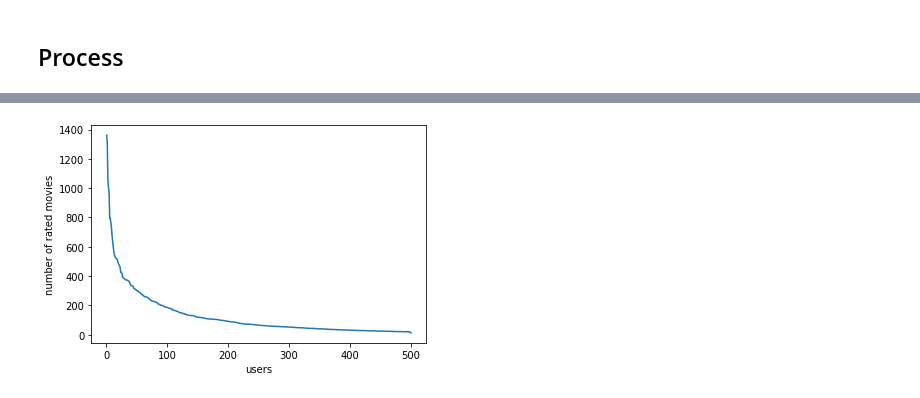
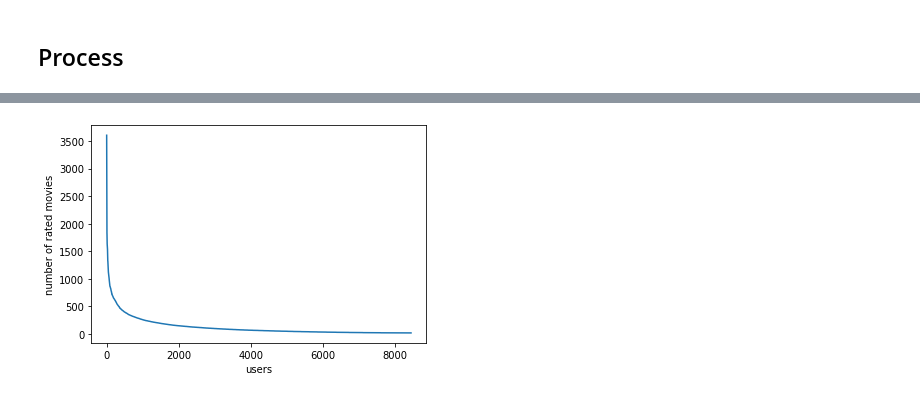
Before and after one commit to claireyyf/personalization_project_1, a Jupyter notebook: Sample_Train_Test.ipynb, the cells around one changed output, grey strips where cells are left out. Drawn from its saved outputs; the diff is of its cells as text; code cells hidden in the pictures.

Commit message:
Revise Sampling/Train-Test-Split Code and Sample Data

```diff
--- a/Sample_Train_Test.ipynb
+++ b/Sample_Train_Test.ipynb
@@ -156,0 +214,5 @@ plt.boxplot(ratings2.groupby('movieId').size())
+# %%
+#mostly above 20 ratings
+u_counts = ratings_1015.groupby('userId').size()
+u_index = u_counts[u_counts>=20].index
+u_index
@@ -156,0 +226,8 @@ plt.boxplot(ratings2.groupby('movieId').size())
+# %%
+#down from 30773 to 29080 - still adequate
+ratings_1015 = ratings_1015[ratings_1015['userId'].isin(u_index)]
+print(ratings_1015.shape)
+users = np.unique(ratings_1015['userId'])
+print(len(users))
+movies = np.unique(ratings_1015['movieId'])
+print(len(movies))
@@ -157,4 +241,5 @@ plt.boxplot(ratings2.groupby('movieId').size())
 # %%
-np.random.seed(10)
-u_ind = np.random.choice(users2,500)
-sample = ratings2[ratings2['userId'].isin(u_ind)]
+np.random.seed(1)
+u_index_sample = np.random.choice(users,10000)
+print(len(u_index_sample))
+sample = ratings_1015[ratings_1015['userId'].isin(u_index_sample)]
@@ -181,6 +261,6 @@ sample.head()
 # %%
-users3, u_count3 = np.unique(sample['userId'], return_counts=True)
-print(len(users3))
-movies3, m_count3 = np.unique(sample['movieId'], return_counts=True)
-print(len(movies3))
+users_sample, u_count_sample = np.unique(sample['userId'], return_counts=True)
+print(len(users_sample))
+movies_sample, m_count_sample = np.unique(sample['movieId'], return_counts=True)
+print(len(movies_sample))
 # %% [output]
@@ -211,8 +291,8 @@ sample.groupby('userId').count().sort_values('movieId',ascending=False)
 # %%
-plt.plot(np.arange(1, len(users3)+1), sorted(sample.groupby('userId').size(), reverse=True))
+plt.plot(np.arange(1, len(users_sample)+1), sorted(sample.groupby('userId').size(), reverse=True))
 plt.xlabel('users')
 plt.ylabel('number of rated movies')
 plt.show()
 # %% [output]
-[figure, old version]
+[figure, new version]
 # %%
```
Also changed, not shown: parts of 43 cells of this notebook, 2 other files.
